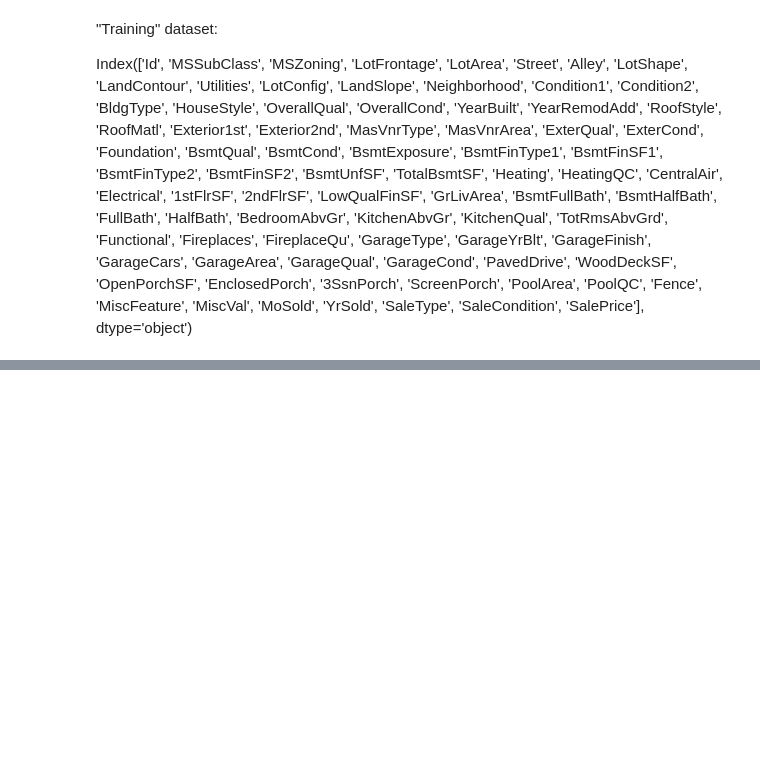
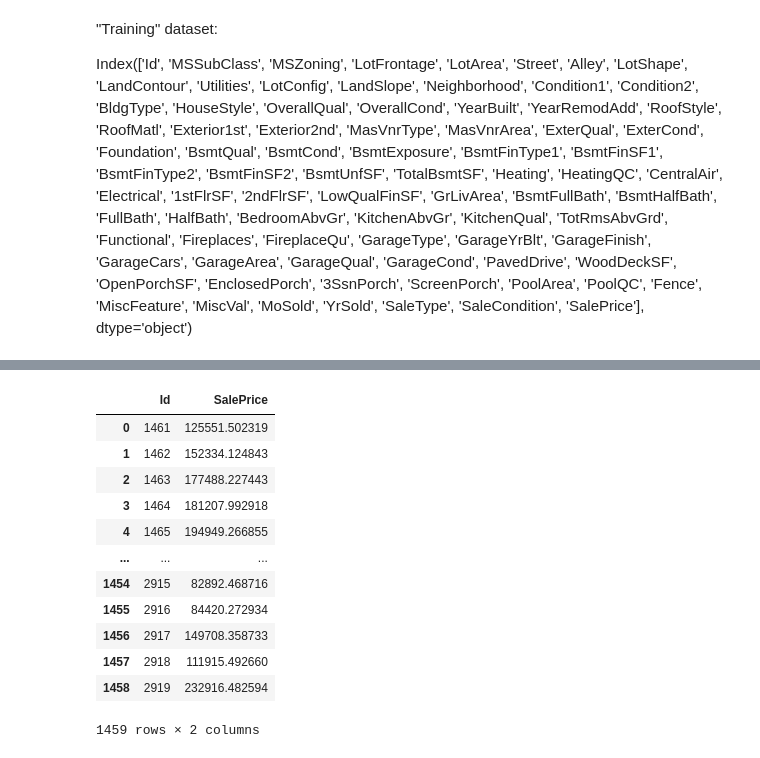
Before and after one commit to huanrafa/ProjectPracticing, a Jupyter notebook: 2023_10(2) House Prices - Advanced Regression Techniques/House prices (self-practice).ipynb, the cells around one changed output, grey strips where cells are left out. Drawn from its saved outputs; the diff is of its cells as text; code cells hidden in the pictures; blank space fills up the shorter version.

```diff
--- a/2023_10(2) House Prices - Advanced Regression Techniques/House prices (self-practice).ipynb
+++ b/2023_10(2) House Prices - Advanced Regression Techniques/House prices (self-practice).ipynb
@@ -823,3 +866,24 @@ df_xgboost
 1459 rows × 2 columns
+# %%
+#RandomForest submission (Preprocessor only) ==> Score: 0.14325 (Top 40%)
+
+y_pre_RF = np.exp(grids['RandomForest'].predict(X_test_pre))
+df_RF = pd.DataFrame(data={'Id': X_test['Id'], 'SalePrice': y_pre_RF})
+
+df_RF
+# %% [output]
+|  | Id | SalePrice |
+| 0 | 1461 | 125551.502319 |
+| 1 | 1462 | 152334.124843 |
+| 2 | 1463 | 177488.227443 |
+| 3 | 1464 | 181207.992918 |
+| 4 | 1465 | 194949.266855 |
+| ... | ... | ... |
+| 1454 | 2915 | 82892.468716 |
+| 1455 | 2916 | 84420.272934 |
+| 1456 | 2917 | 149708.358733 |
+| 1457 | 2918 | 111915.492660 |
+| 1458 | 2919 | 232916.482594 |
+1459 rows × 2 columns
 # %%
 #df_xgboost.to_csv('submission_xgboost_pre(2).csv', index=False)
```
Also changed, not shown: parts of 16 cells of this notebook, 2 other files.
